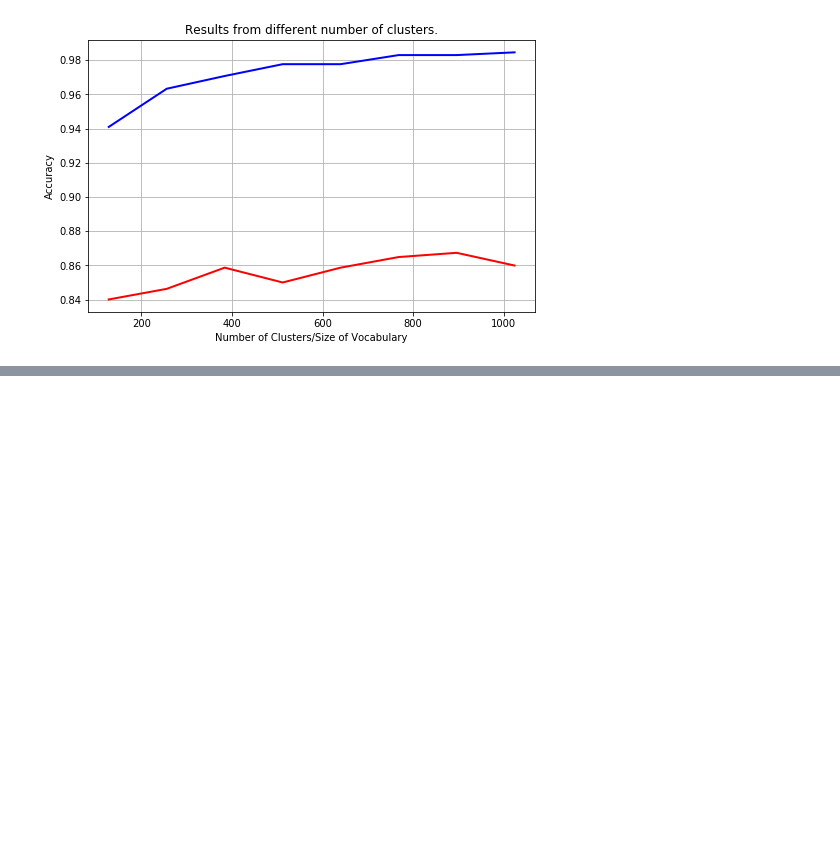
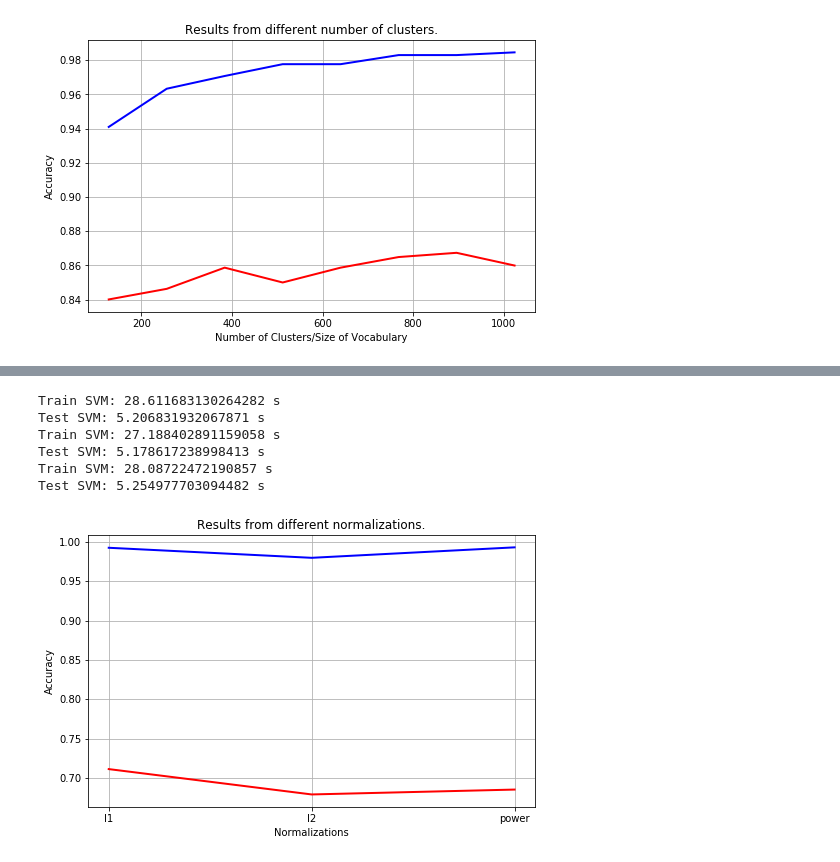
Before and after one commit to DJNahata/M3_project, a Jupyter notebook: Week2/SVM.ipynb, the cells around one changed output, grey strips where cells are left out. Cells and saved outputs as stored; diff of their text form; code cells hidden in the pictures; blank space fills up the shorter version.

Commit message:
More graphs

```diff
--- a/Week2/SVM.ipynb
+++ b/Week2/SVM.ipynb
@@ -39,7 +49,7 @@ In this experiment we will fix the vocabulary size, and we will only change the
 # %%
 N_CLUSTERS = 128
 K_FOLDS = 5
-param_grid = {'C': [1], 'kernel': ['rbf'], 'gamma': ['scale']}
+PARAM_GRID = {'C': [1], 'kernel': ['rbf'], 'gamma': ['scale']}
 step_sizes = [8, 16, 32]
 descriptor_sizes_dict = {8: [[1],[0.5,1]], 16: [[1],[0.5,1],[0.25,0.5,0.75,1]], 32: [[1],[0.5,1],[0.25,0.5,0.75,1]]}
 results_test = []
@@ -77,7 +87,7 @@ for step_size in step_sizes:
                 pickle.dump(test_data, open(test_data_path, 'wb'))
                 # Train SVM with cross-validation 5-fold
         with CodeTimer("Train SVM"):
-            cv = GridSearchCV(SVC(), param_grid=param_grid, cv=K_FOLDS)
+            cv = GridSearchCV(SVC(), param_grid=PARAM_GRID, cv=K_FOLDS)
             cv.fit(train_data, train_labels)
         # Test SVM
         with CodeTimer("Test SVM"):
@@ -173,7 +183,7 @@ for n_cluster in N_CLUSTERS:
             pickle.dump(test_data, open(test_data_path, 'wb'))
             # Train SVM with cross-validation 5-fold
     with CodeTimer("Train SVM"):
-        cv = GridSearchCV(SVC(), param_grid=param_grid, cv=K_FOLDS)
+        cv = GridSearchCV(SVC(), param_grid=PARAM_GRID, cv=K_FOLDS)
         cv.fit(train_data, train_labels)
     # Test SVM
     with CodeTimer("Test SVM"):
@@ -230,0 +240,73 @@ PARAMETERS = {
+# %%
+N_CLUSTERS = 896
+STEP_SIZE = 16
+DESC_SIZE = [8,16]
+K_FOLDS = 5
+PARAM_GRID = {'C': [1], 'kernel': ['rbf'], 'gamma': ['scale']}
+NORMALIZATIONS = ["l1","l2","power"]
+# %%
+results_train = []
+results_test = []
+
+DenseSIFT = DenseSIFT_()
+scaler = StandardScaler()
+VisualWords = VisualWords_(N_CLUSTERS)
+Normalizer = Normalizer_()
+
+train_desc_path = SAVE_PATH+os.sep+'desc'+os.sep+'train'+str(N_CLUSTERS)+'_'+str(STEP_SIZE)+'_8-16.dat'
+test_desc_path = SAVE_PATH+os.sep+'desc'+os.sep+'test'+str(N_CLUSTERS)+'_'+str(STEP_SIZE)+'_8-16.dat'
+train_data_path = SAVE_PATH+os.sep+'data'+os.sep+'train'+str(N_CLUSTERS)+'_'+str(STEP_SIZE)+'_8-16.dat'
+test_data_path = SAVE_PATH+os.sep+'data'+os.sep+'test'+str(N_CLUSTERS)+'_'+str(STEP_SIZE)+'_8-16.dat'
+if all(os.path.isfile(path) for path in [train_desc_path,test_desc_path,train_data_path,test_data_path]):
+    train_desc = pickle.load(open(train_desc_path, 'rb'))
+    test_desc = pickle.load(open(test_desc_path,'rb'))
+    train_data = pickle.load(open(train_data_path,'rb'))
+    test_data = pickle.load(open(test_data_path,'rb'))
+else:
+    with CodeTimer("Obtain training and test data"):
+        # Compute DenseSIFT descriptors for train and test sets
+        train_desc = DenseSIFT.compute(train_img_paths, STEP_SIZE, DESC_SIZE, 2)
+        test_desc = DenseSIFT.compute(test_img_paths, STEP_SIZE, DESC_SIZE, 2)
+        # Save computed data
+        pickle.dump(train_desc, open(train_desc_path, 'wb'))
+        pickle.dump(test_desc, open(test_desc_path, 'wb'))
+        # Obtain visual words for train and test sets
+        VisualWords.fit(train_desc)
+        train_data = VisualWords.get_visual_words(train_desc)
+        test_data = VisualWords.get_visual_words(test_desc)
+        # Save computed data
+        pickle.dump(train_data, open(train_data_path, 'wb'))
+        pickle.dump(test_data, open(test_data_path, 'wb'))
+for norm in NORMALIZATIONS:
+    # Normalize data
+    train_data_norm = Normalizer.normalize(train_data, norm)
+    test_data_norm = Normalizer.normalize(test_data, norm)
+    # Scale data
+    train_data_norm = scaler.fit_transform(train_data_norm)
+    test_data_norm = scaler.transform(test_data_norm)
+    # Train SVM with cross-validation 5-fold
+    with CodeTimer("Train SVM"):
+        cv = GridSearchCV(SVC(), param_grid=PARAM_GRID, cv=K_FOLDS)
+        cv.fit(train_data_norm, train_labels)
+    # Test SVM
+    with CodeTimer("Test SVM"):
+        results_train.append(cv.score(train_data_norm, train_labels))
+        results_test.append(cv.score(test_data_norm, test_labels))
+# %% [output]
+Train SVM: 28.611683130264282 s
+Test SVM: 5.206831932067871 s
+Train SVM: 27.188402891159058 s
+Test SVM: 5.178617238998413 s
+Train SVM: 28.08722472190857 s
+Test SVM: 5.254977703094482 s
+# %%
+plt.figure(figsize=(8, 5))
+plt.title('Results from different normalizations.')
+plt.plot(NORMALIZATIONS,results_train,'b',linewidth=2,label='Test')
+plt.plot(NORMALIZATIONS,results_test,'r',linewidth=2,label='Train')
+plt.ylabel('Accuracy')
+plt.xlabel('Normalizations')
+plt.grid(True)
+plt.show()
+# %% [output]
+[figure, added]
```
Also changed, not shown: parts of 28 cells of this notebook, 3 other files.
